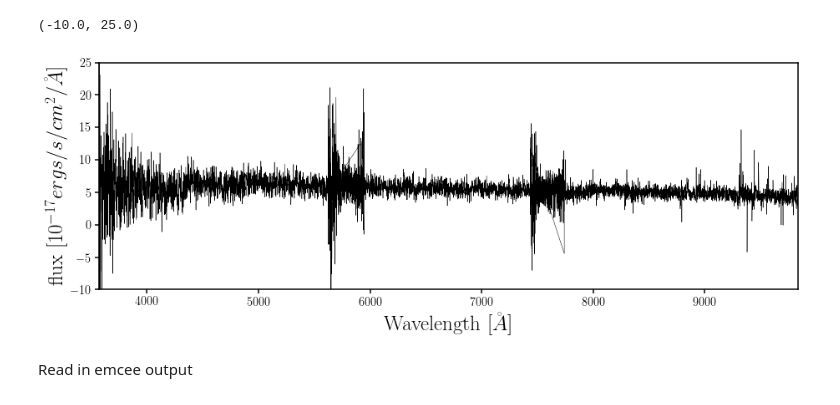
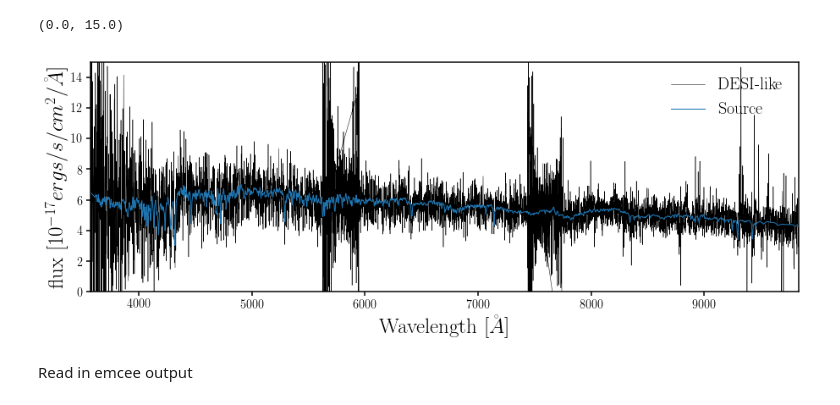
Before and after one commit to changhoonhahn/FOMOspec, a Jupyter notebook: notebook/local_prospector_emcee.ipynb, the cells around one changed output. Saved outputs shown, nothing was run; the diff lists cells and outputs as text; code cells hidden in the pictures.

```diff
--- a/notebook/local_prospector_emcee.ipynb
+++ b/notebook/local_prospector_emcee.ipynb
@@ -42,14 +46,16 @@ flux_unc = np.concatenate([spec_desi.ivar[b][0]**-0.5 for b in ['b', 'r', 'z']])
 # %%
 fig = plt.figure(figsize=(15,5))
 sub = fig.add_subplot(111)
-sub.plot(wave, flux, c='k', lw=0.5)
+sub.plot(wave, flux, c='k', lw=0.5, label='DESI-like')
+sub.plot(wave_in, flux_in, c='C0', lw=1, label='Source')
+sub.legend(loc='upper right', fontsize=20)
 sub.set_xlabel('Wavelength [$\AA$]', fontsize=25)
 sub.set_xlim([wave.min(), wave.max()])
 sub.set_ylabel('flux [$10^{-17} ergs/s/cm^2/\AA$]', fontsize=25)
-sub.set_ylim([-10., 25.])
+sub.set_ylim([0., 15.])
 # %% [output]
-(-10.0, 25.0)
+(0.0, 15.0)
-[figure, old version]
+[figure, new version]
 # %% [markdown]
 Read in emcee output
 # %%
```
Also changed, not shown: parts of 13 cells of this notebook, 4 other files.
